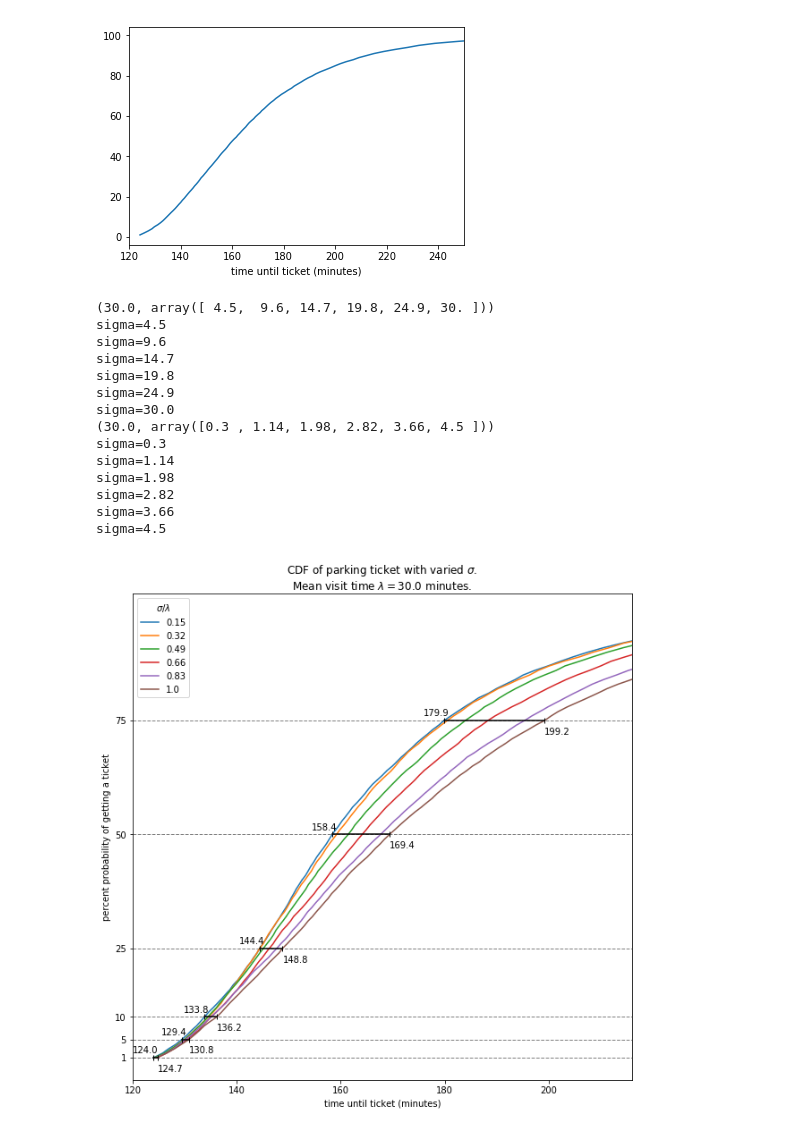
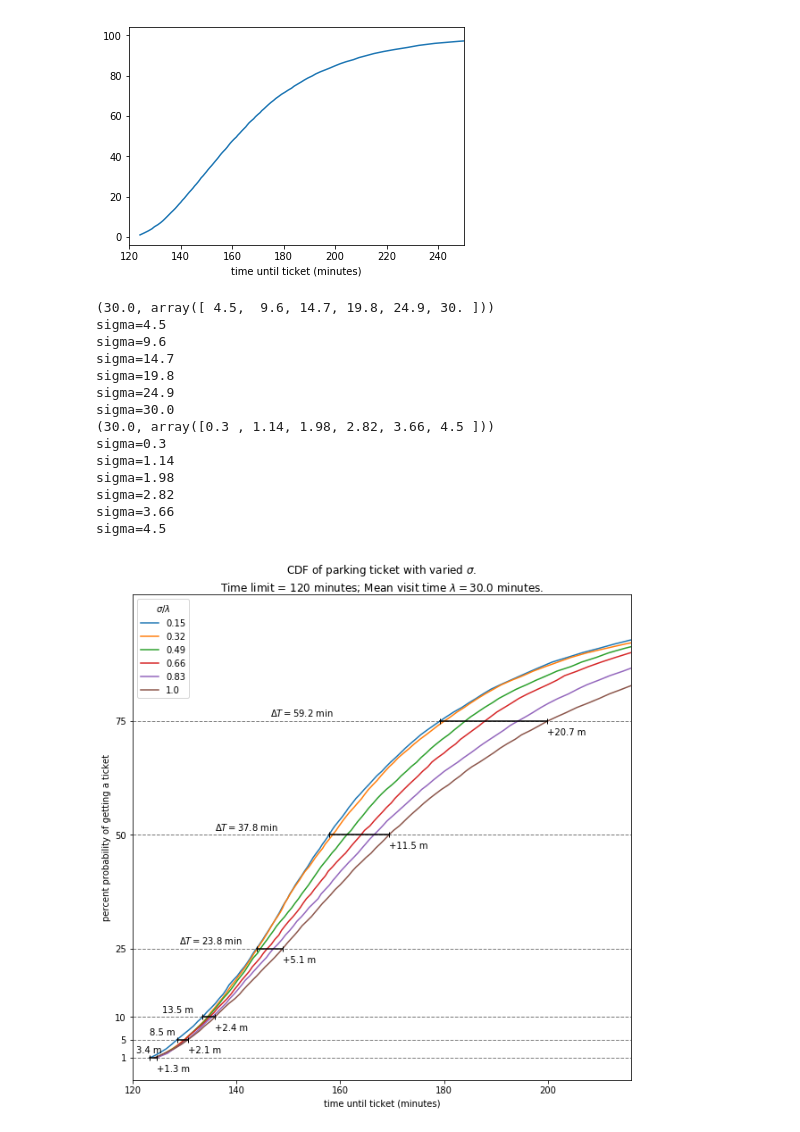
Before and after one commit to adeich/little_sci_comp_projects, a Jupyter notebook: Modeling getting a parking ticket.ipynb, the cells around one changed output. Cells and saved outputs as stored; diff of their text form; code cells hidden in the pictures.

Commit message:
Many small adjustments to plot.

```diff
--- a/Modeling getting a parking ticket.ipynb
+++ b/Modeling getting a parking ticket.ipynb
@@ -200,8 +201,9 @@ def plot_several_CDFs(sigmas_as_frac_mean_visit, mean_visit_as_frac_maxtime=0.25
     fig.set_size_inches(10,10)
     ax.set_xlabel('time until ticket (minutes)')
     ax.set_xlim([maxtime, maxtime * 1.8])
-    ax.set_title('CDF of parking ticket with varied $\sigma$.\nMean visit time $\lambda= {}$ minutes.'.format(
-        mean_visit))
+    ax.set_title(
+        'CDF of parking ticket with varied $\sigma$.\nTime limit = {} minutes; Mean visit time $\lambda= {}$ minutes.'.format(
+            maxtime, mean_visit))
     ax.set_ylabel('percent probability of getting a ticket')
     percentile = np.arange(1, 99)
     df = pd.DataFrame([])
@@ -217,35 +219,43 @@ def plot_several_CDFs(sigmas_as_frac_mean_visit, mean_visit_as_frac_maxtime=0.25
     for percentile in ticks:
         i = percentile - 1
         xleft = df.iloc[i].min(axis=0)
         xright = df.iloc[i].max(axis=0)
         ax.plot([xleft, xright],
                 [percentile, percentile], marker='|', color='k')
-        ax.text(xleft - 4, percentile + 1, str(round(xleft, 1)))
-        ax.text(xright, percentile - 3, str(round(xright, 1)))
+        deltaT = xleft - maxtime
+        if deltaT > 15.0:
+            ax.text(maxtime + (xleft-maxtime)/2 - 3,
+                percentile + 1, '$\Delta T = $' +
+                    str(round(deltaT, 1)) + ' min')
+        else:
+            ax.text(maxtime + (deltaT)/2 - 1,
+                percentile + 1, str(round(xleft - maxtime, 1)) + ' m')
+        ax.text(xright, percentile - 3, '+' + str(round(xright - maxtime - deltaT, 1)) + ' m')
     ax.set_yticks(ticks)
-    ax.hlines(y=ticks, xmin=120, xmax=220, linestyles='dashed',
+    ax.hlines(y=ticks, xmin=maxtime, xmax=maxtime*1.8, linestyles='dashed',
               colors='gray', linewidth=1)
 
 
 
 #plot_several_CDFs(sigmas=np.linspace(6, 30, 6), mean_visit=30, N_randos_per=10000)
 plot_several_CDFs(sigmas_as_frac_mean_visit=np.linspace(0.15, 1, 6),
-                  mean_visit_as_frac_maxtime=0.25, N_randos_per=10000)
+                  mean_visit_as_frac_maxtime=0.25, N_randos_per=10000,
+                 maxtime=120)
 plot_several_CDFs(sigmas_as_frac_mean_visit=np.linspace(0.01, 0.15, 6),
                   mean_visit_as_frac_maxtime=0.25, N_randos_per=10000)
 # %% [output]
 (30.0, array([ 4.5,  9.6, 14.7, 19.8, 24.9, 30. ]))
 sigma=4.5
 sigma=9.6
 sigma=14.7
 sigma=19.8
 sigma=24.9
 sigma=30.0
 (30.0, array([0.3 , 1.14, 1.98, 2.82, 3.66, 4.5 ]))
 sigma=0.3
 sigma=1.14
 sigma=1.98
 sigma=2.82
 sigma=3.66
 sigma=4.5
-[figure, old version]
+[figure, new version]
```
Also changed, not shown: parts of 2 cells of this notebook.
